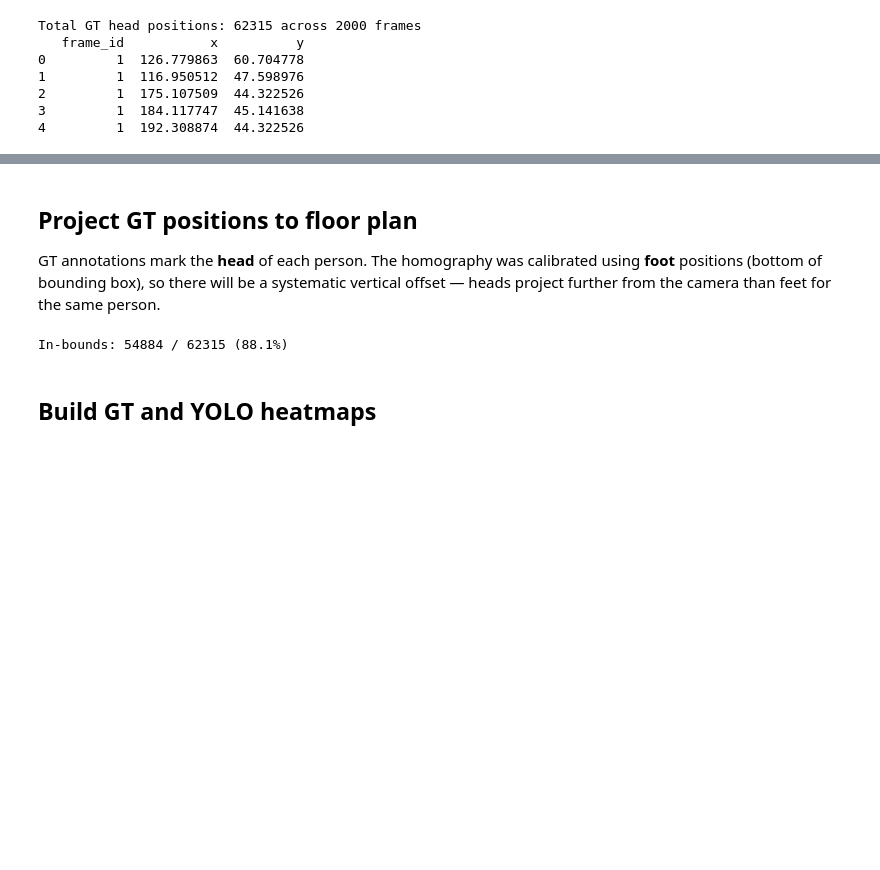
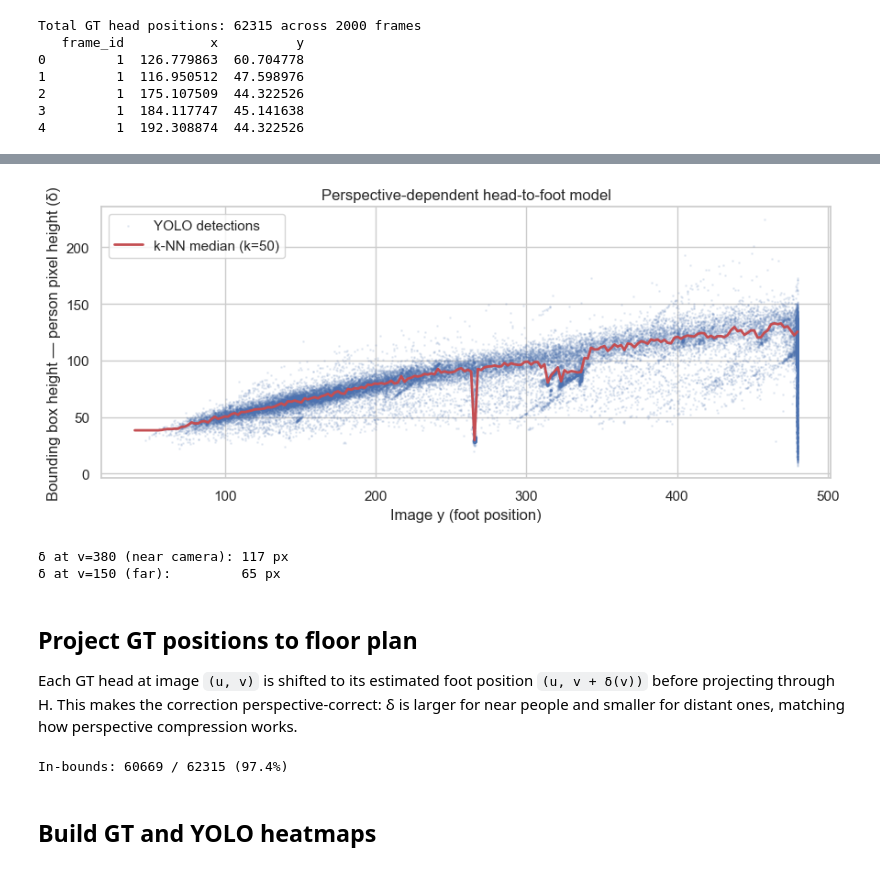
Before and after one commit to kcholyshere/Mall-heatmap, a Jupyter notebook: notebooks/06_ground_truth_validation.ipynb, the cells around one changed output, grey strips where cells are left out. Drawn from its saved outputs; the diff is of its cells as text; code cells hidden in the pictures; blank space fills up the shorter version.

```diff
--- a/notebooks/06_ground_truth_validation.ipynb
+++ b/notebooks/06_ground_truth_validation.ipynb
@@ -45,12 +51,46 @@ Total GT head positions: 62315 across 2000 frames
+# %%
+from scipy.spatial import cKDTree
+
+bbox_df = pd.read_csv(PROCESSED / '../interim/detections_bbox.csv')
+
+# k-NN on foot y → median bbox height gives δ(v) for any query y
+knn_tree = cKDTree(bbox_df[['y']].values)
+
+def delta_fn(v_arr):
+    v_arr = np.atleast_1d(v_arr).reshape(-1, 1)
+    _, idxs = knn_tree.query(v_arr, k=50)
+    return np.median(bbox_df['bbox_h'].values[idxs], axis=1)
+
+v_range = np.linspace(40, 480, 200)
+delta_vals = delta_fn(v_range)
+
+fig, ax = plt.subplots(figsize=(9, 4))
+ax.scatter(bbox_df['y'], bbox_df['bbox_h'], s=1, alpha=0.1, label='YOLO detections')
+ax.plot(v_range, delta_vals, 'r-', lw=2, label='k-NN median (k=50)')
+ax.set_xlabel('Image y (foot position)')
+ax.set_ylabel('Bounding box height — person pixel height (δ)')
+ax.set_title('Perspective-dependent head-to-foot model')
+ax.legend()
+plt.tight_layout()
+plt.show()
+
+print(f'δ at v=380 (near camera): {delta_fn([380])[0]:.0f} px')
+print(f'δ at v=150 (far):         {delta_fn([150])[0]:.0f} px')
+# %% [output]
+[figure, added]
+δ at v=380 (near camera): 117 px
+δ at v=150 (far):         65 px
 # %% [markdown]
 ## Project GT positions to floor plan
 
-GT annotations mark the **head** of each person. The homography was calibrated
-using **foot** positions (bottom of bounding box), so there will be a systematic
-vertical offset — heads project further from the camera than feet for the same person.
+Each GT head at image `(u, v)` is shifted to its estimated foot position `(u, v + δ(v))`
+before projecting through H. This makes the correction perspective-correct: δ is larger
+for near people and smaller for distant ones, matching how perspective compression works.
 # %%
-pts = gt_df[['x', 'y']].values
-proj = project_points(pts, H)
+pts_img = gt_df[['x', 'y']].values.copy()
+pts_img[:, 1] = pts_img[:, 1] + delta_fn(pts_img[:, 1])  # shift head → estimated foot
+
+proj = project_points(pts_img, H)
 
 gt_df['px'] = proj[:, 0]
 gt_df['py'] = proj[:, 1]
@@ -60,7 +100,7 @@ gt_proj = gt_df[in_bounds].copy()
 
 print(f'In-bounds: {len(gt_proj)} / {len(gt_df)} ({in_bounds.mean()*100:.1f}%)')
 # %% [output]
-In-bounds: 54884 / 62315 (88.1%)
+In-bounds: 60669 / 62315 (97.4%)
 # %% [markdown]
 ## Build GT and YOLO heatmaps
 # %%
```
Also changed, not shown: parts of 5 cells of this notebook.
